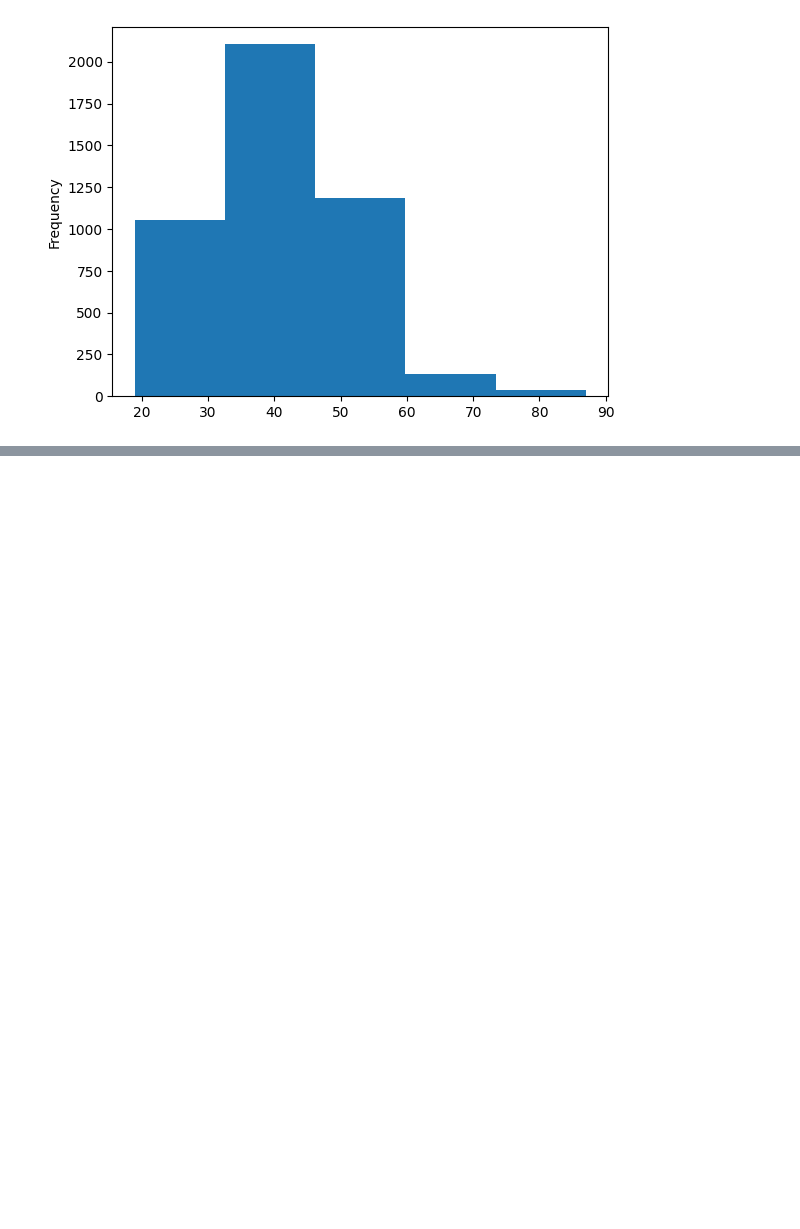
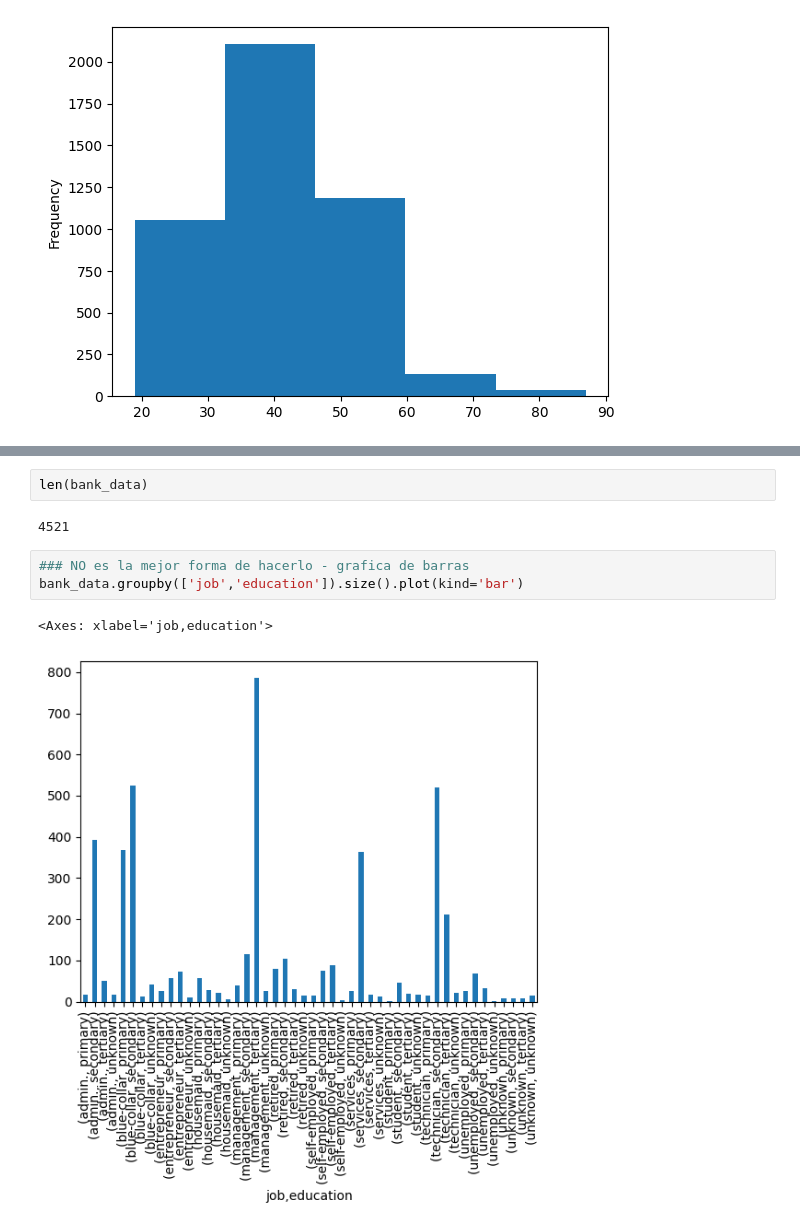
Before and after one commit to crixtiam/python-begginers, a Jupyter notebook: json-database/analisis_datos_pd.ipynb, the cells around one changed output, grey strips where cells are left out. Cells and saved outputs as stored; diff of their text form; blank space fills up the shorter version.

```diff
--- a/json-database/analisis_datos_pd.ipynb
+++ b/json-database/analisis_datos_pd.ipynb
@@ -522,0 +542,10 @@ bank_data['age'].plot(kind='hist', bins=5)
+# %%
+len(bank_data)
+# %% [output]
+4521
+# %%
+### NO es la mejor forma de hacerlo - grafica de barras
+bank_data.groupby(['job','education']).size().plot(kind='bar')
+# %% [output]
+<Axes: xlabel='job,education'>
+[figure, added]
```
Also changed, not shown: parts of 20 cells of this notebook, 1 other file.
